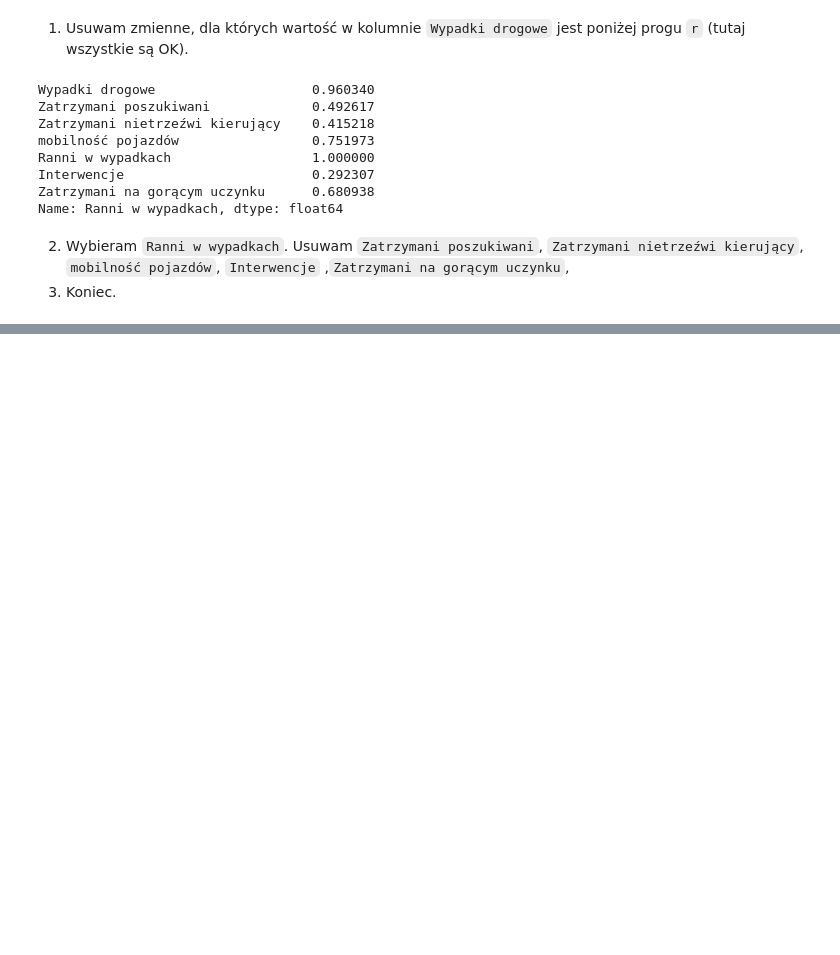
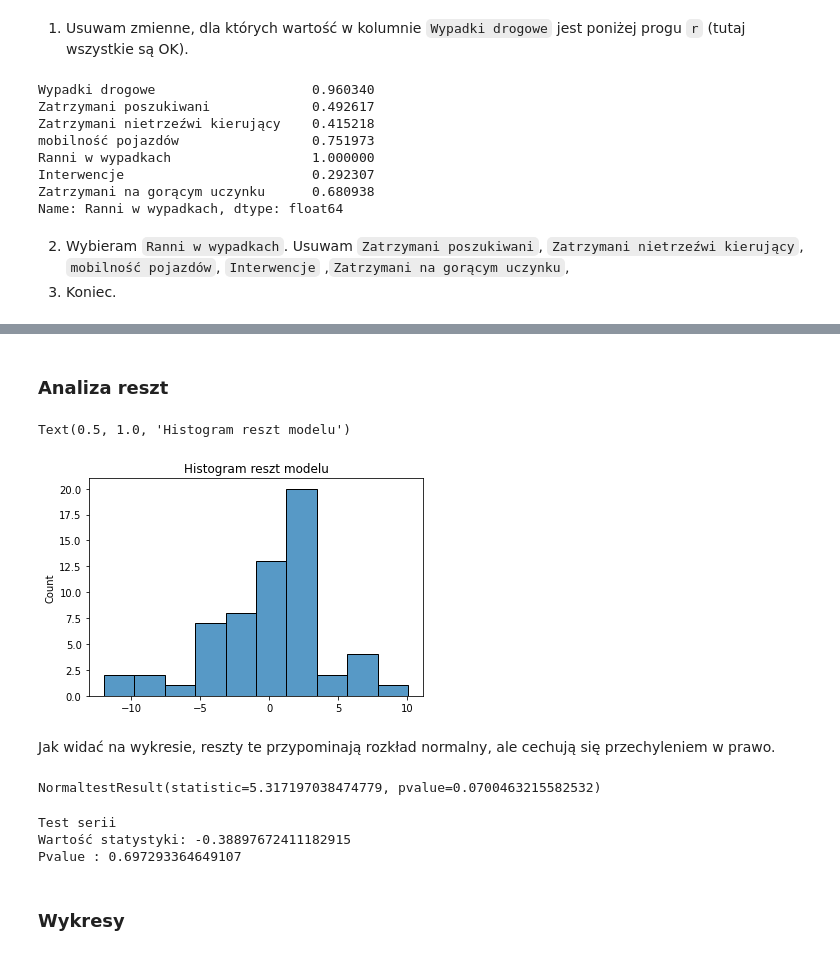
Before and after one commit to finloop/ols-car-accidents, a Jupyter notebook: Ols.ipynb, the cells around one changed output, grey strips where cells are left out. Drawn from its saved outputs; the diff is of its cells as text; code cells hidden in the pictures; blank space fills up the shorter version.

Commit message:
Finish first model

```diff
--- a/Ols.ipynb
+++ b/Ols.ipynb
@@ -125,0 +127,11 @@ Name: Ranni w wypadkach, dtype: float64
+# %%
+import statsmodels.api as sm
+
+y = df['Wypadki drogowe']
+X = df[['Ranni w wypadkach']]
+X = sm.add_constant(X) # Dodaję stałą do modelu
+# %%
+model = sm.OLS(y, X)
+# %%
+results = model.fit()
+print(results.summary())
@@ -125,0 +166,2 @@ Name: Ranni w wypadkach, dtype: float64
+# %% [markdown]
+### Analiza reszt
@@ -125,0 +170,26 @@ Name: Ranni w wypadkach, dtype: float64
+# %%
+sns.histplot(results.resid).set_title('Histogram reszt modelu')
+# %% [output]
+Text(0.5, 1.0, 'Histogram reszt modelu')
+[figure, added]
+# %% [markdown]
+Jak widać na wykresie, reszty te przypominają rozkład normalny, ale cechują się przechyleniem w prawo.
+# %%
+# Test normalności rozkładu rest
+from scipy.stats import normaltest
+normaltest(results.resid)
+# %% [output]
+NormaltestResult(statistic=5.317197038474779, pvalue=0.0700463215582532)
+# %%
+# Test serii
+from statsmodels.sandbox.stats.runs import runstest_1samp
+z_statistic, pvalue = runstest_1samp(results.resid)
+print("Test serii")
+print(f"Wartość statystyki: {z_statistic}")
+print(f"Pvalue : {pvalue}")
+# %% [output]
+Test serii
+Wartość statystyki: -0.38897672411182915
+Pvalue : 0.697293364649107
+# %% [markdown]
+### Wykresy
```
Also changed, not shown: parts of 7 cells of this notebook.
